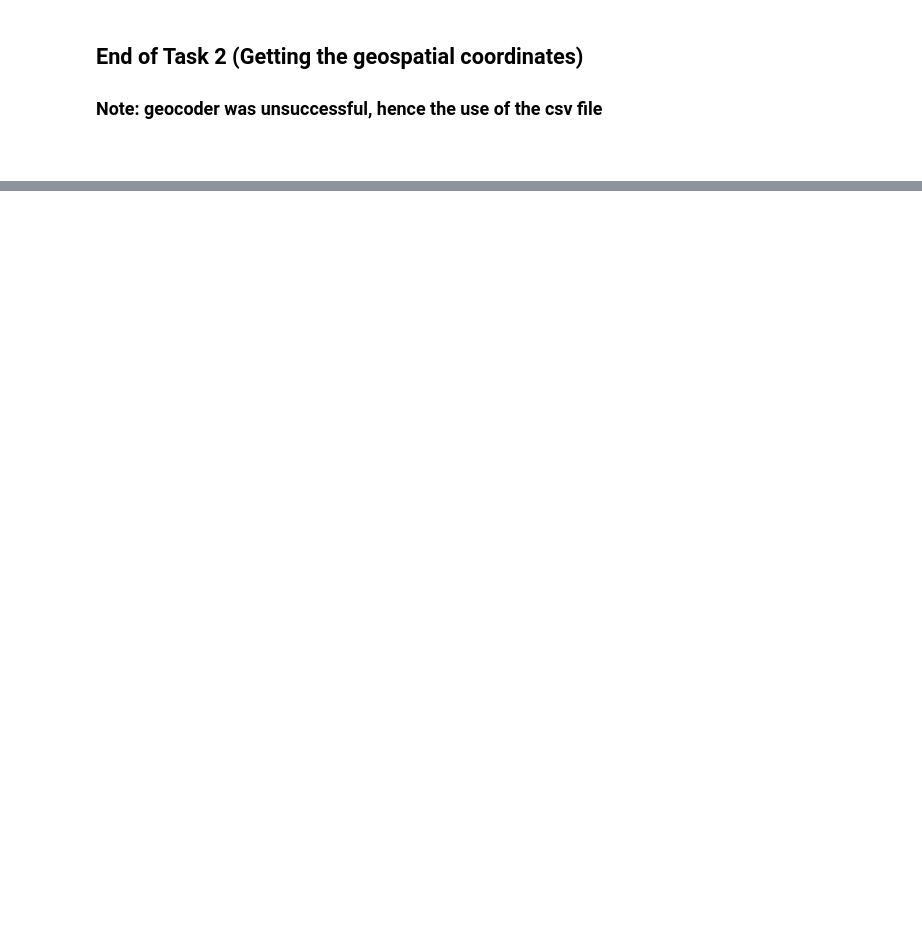
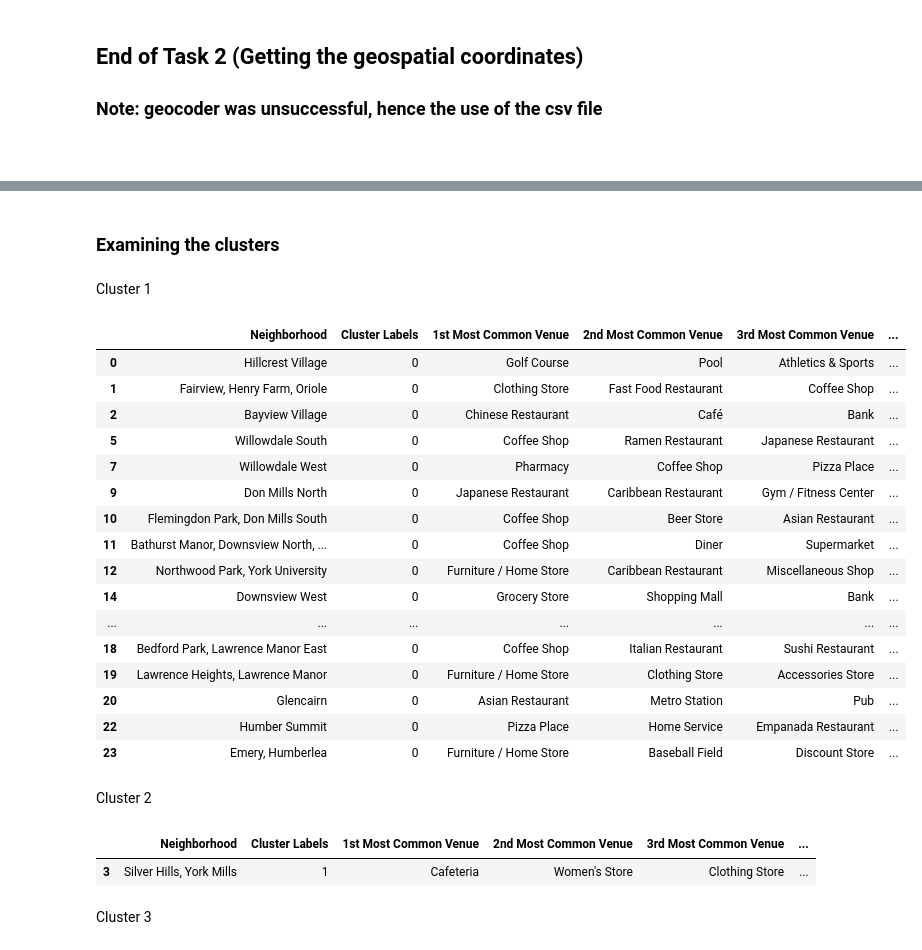
Before and after one commit to lizlimpoco/Coursera_Capstone, a Jupyter notebook: Segmenting and Clustering Neighborhoods.ipynb, the cells around one changed output, grey strips where cells are left out. Saved outputs shown, nothing was run; the diff lists cells and outputs as text; code cells hidden in the pictures; blank space fills up the shorter version.

```diff
--- a/Segmenting and Clustering Neighborhoods.ipynb
+++ b/Segmenting and Clustering Neighborhoods.ipynb
@@ -172,0 +459,3 @@ toronto_df_fin
+# %%
+northyork_grouped = northyork_onehot.groupby('Neighborhood').mean().reset_index()
+northyork_grouped.head()
@@ -172,0 +476,6 @@ toronto_df_fin
+# %%
+def return_most_common_venues(row, num_top_venues):
+    row_categories = row.iloc[1:]
+    row_categories_sorted = row_categories.sort_values(ascending=False)
+
+    return row_categories_sorted.index.values[0:num_top_venues]
@@ -172,0 +516,13 @@ toronto_df_fin
+# %%
+from sklearn.cluster import KMeans
+
+# set number of clusters
+kclusters = 3
+
+northyork_grouped_clustering = northyork_grouped.drop('Neighborhood', 1)
+
+# run k-means clustering
+kmeans = KMeans(n_clusters=kclusters, random_state=0).fit(northyork_grouped_clustering)
+
+# check cluster labels generated for each row in the dataframe
+kmeans.labels_
@@ -172,0 +534,10 @@ toronto_df_fin
+# %%
+# add clustering labels
+northyork_venues_sorted.insert(0, 'Cluster Labels', kmeans.labels_)
+
+northyork_merged = northyork_data
+
+#merge northyork_grouped with northyork_data to add latitude/longitude for each neighborhood
+northyork_merged = northyork_merged.join(northyork_venues_sorted.set_index('Neighborhood'), on='Neighborhood')
+
+northyork_merged.head() # check the last columns!
@@ -172,0 +579,33 @@ toronto_df_fin
+# %% [markdown]
+### Examining the clusters
+# %% [markdown]
+Cluster 1
+# %%
+northyork_merged.loc[northyork_merged['Cluster Labels'] == 0, northyork_merged.columns[[2] + list(range(5, northyork_merged.shape[1]))]]
+# %% [output]
+|  | Neighborhood | Cluster Labels | 1st Most Common Venue | 2nd Most Common Venue | 3rd Most Common Venue | ... |
+| 0 | Hillcrest Village | 0 | Golf Course | Pool | Athletics & Sports | ... |
+| 1 | Fairview, Henry Farm, Oriole | 0 | Clothing Store | Fast Food Restaurant | Coffee Shop | ... |
+| 2 | Bayview Village | 0 | Chinese Restaurant | Café | Bank | ... |
+| 5 | Willowdale South | 0 | Coffee Shop | Ramen Restaurant | Japanese Restaurant | ... |
+| 7 | Willowdale West | 0 | Pharmacy | Coffee Shop | Pizza Place | ... |
+| 9 | Don Mills North | 0 | Japanese Restaurant | Caribbean Restaurant | Gym / Fitness Center | ... |
+| 10 | Flemingdon Park, Don Mills South | 0 | Coffee Shop | Beer Store | Asian Restaurant | ... |
+| 11 | Bathurst Manor, Downsview North, ... | 0 | Coffee Shop | Diner | Supermarket | ... |
+| 12 | Northwood Park, York University | 0 | Furniture / Home Store | Caribbean Restaurant | Miscellaneous Shop | ... |
+| 14 | Downsview West | 0 | Grocery Store | Shopping Mall | Bank | ... |
+| ... | ... | ... | ... | ... | ... | ... |
+| 18 | Bedford Park, Lawrence Manor East | 0 | Coffee Shop | Italian Restaurant | Sushi Restaurant | ... |
+| 19 | Lawrence Heights, Lawrence Manor | 0 | Furniture / Home Store | Clothing Store | Accessories Store | ... |
+| 20 | Glencairn | 0 | Asian Restaurant | Metro Station | Pub | ... |
+| 22 | Humber Summit | 0 | Pizza Place | Home Service | Empanada Restaurant | ... |
+| 23 | Emery, Humberlea | 0 | Furniture / Home Store | Baseball Field | Discount Store | ... |
+# %% [markdown]
+Cluster 2
+# %%
+northyork_merged.loc[northyork_merged['Cluster Labels'] == 1, northyork_merged.columns[[2] + list(range(5, northyork_merged.shape[1]))]]
+# %% [output]
+|  | Neighborhood | Cluster Labels | 1st Most Common Venue | 2nd Most Common Venue | 3rd Most Common Venue | ... |
+| 3 | Silver Hills, York Mills | 1 | Cafeteria | Women's Store | Clothing Store | ... |
+# %% [markdown]
+Cluster 3
```
Also changed, not shown: parts of 50 cells of this notebook.
